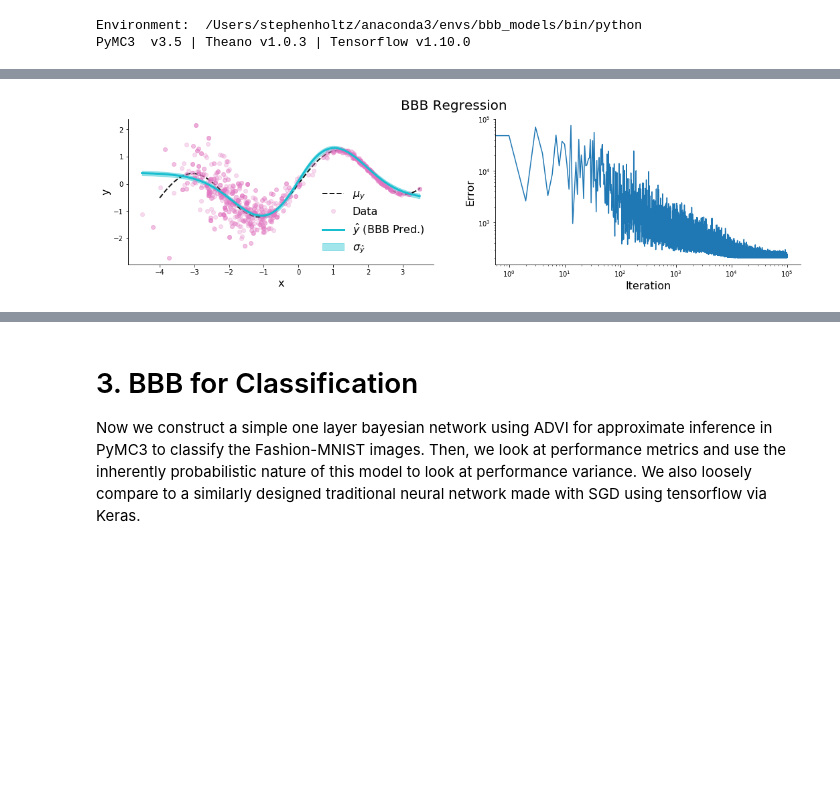
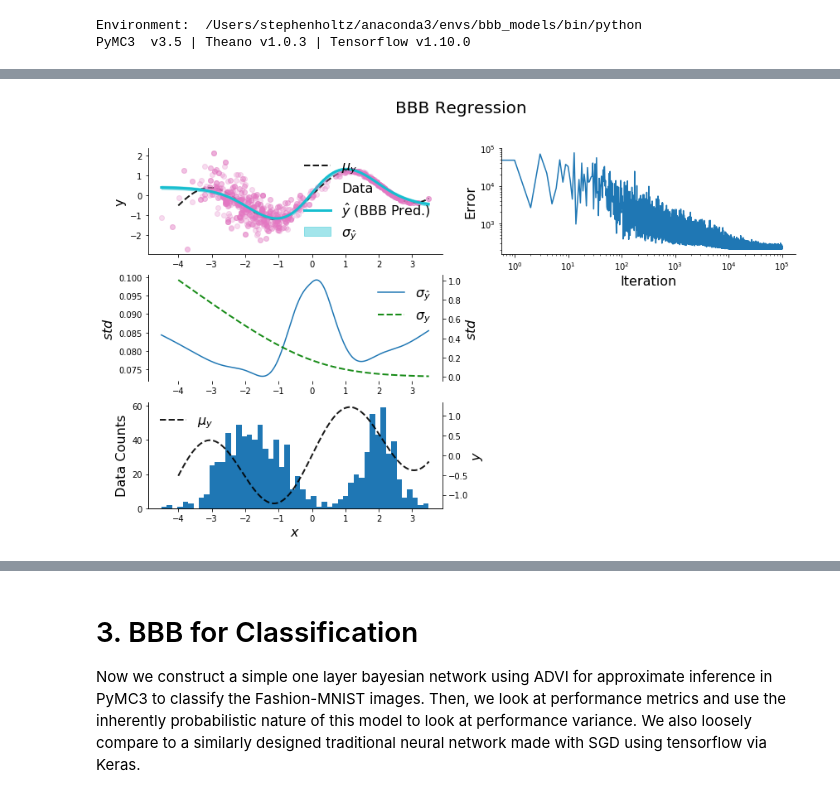
Before and after one commit to chongguo/ADVI-pymc3-Fashion-MNIST, a Jupyter notebook: BBB_tutorial.ipynb, the cells around one changed output, grey strips where cells are left out. Drawn from its saved outputs; the diff is of its cells as text; code cells hidden in the pictures; blank space fills up the shorter version.

```diff
--- a/BBB_tutorial.ipynb
+++ b/BBB_tutorial.ipynb
@@ -215,10 +215,10 @@ class MLP():
 # Now we run the MLP and keep track of the error
 net_GD = MLP(20,x.shape[0],1e-4)
 nepoch = 10000
-err = np.zeros((nepoch,1))
+err_gd = np.zeros((nepoch,1))
 for i in tqdm(range(nepoch)):
     net_GD.forward(x)
-    err[i] = net_GD.backward(y)
+    err_gd[i] = net_GD.backward(y)
 
 x_grid = np.linspace(np.min(x),np.max(x),1000).reshape((1000,-1))
 y_pred = net_GD.predict(x_grid)
@@ -349,41 +351,68 @@ class MLP_BBB():
 # %%
 net_BBB = MLP_BBB(20,x.shape[0],5e-5)
 nepoch = 100000
-err = np.zeros((nepoch,1))
+err_BBB = np.zeros((nepoch,1))
 for i in tqdm(range(nepoch)):
     net_BBB.forward(x)
-    err[i] = net_BBB.backward(y)
+    err_BBB[i] = net_BBB.backward(y)
 
 x_grid = np.linspace(np.min(x),np.max(x),1000).reshape((1000,-1))
 y_pred = net_BBB.predict(x_grid)
 y_ppc,y_std = net_BBB.confidence(x_grid,100)
 # %%
 # plot the gradient descent output
-figsize = (18,4); fontsize = 16;
-f, axs = plt.subplots(1, 2, figsize=figsize);
+figsize = (14,8); fontsize = 16;
+f, axs = plt.subplots(3, 2, figsize=figsize);
 
-ax = axs[0]
+ax = axs[0,0]
 xs = np.linspace(-4,3.5,num=1000)
 
 ax.plot(xs,mu_y_func(xs,m_mu),color='k',linestyle='--',linewidth=2,alpha=0.9,label=r'$\mu_y$')
 #ax.plot(xs,sig_y_func(xs,m_sig),color='g',linestyle='--',linewidth=2,alpha=0.9,label=r'$\sigma_y$')
 ax.plot(x,y,'o',alpha=0.25,color='C6',label='Data')
 ax.plot(x_grid,y_pred,color='C9',linewidth=3,label=r'$\hat{y}$ (BBB Pred.)')
 ax.fill_between(x_grid.flatten(),(y_pred+y_std).flatten(),(y_pred-y_std).flatten(),
                 color='C9', alpha=0.4, label=r'$\sigma_{\hat{y}}$ ')
 ax.set_xlabel("x",fontsize=fontsize)
 ax.set_ylabel("y",fontsize=fontsize)
 ax.legend(frameon=False,fontsize=fontsize);
 sns.despine();
 
-ax = axs[1]
-ax.plot(err)
+ax = axs[0,1]
+ax.plot(err_BBB)
 ax.set_xlabel("Iteration",fontsize=fontsize)
 ax.set_ylabel("Error",fontsize=fontsize)
 ax.set_yscale('log')
 ax.set_xscale('log')
 sns.despine();
 
+ax = axs[1,0]
+plt1, = ax.plot(x_grid,y_std,label=r'$\sigma_{\hat{y}}$');
+ax.set_ylabel("$std$",fontsize=fontsize)
+axy2 = ax.twinx()
+plt2, = axy2.plot(xs,sig_y_func(xs,m_sig),color='g',linestyle='--',linewidth=2,alpha=0.9,label=r'$\sigma_y$')
+axy2.set_ylabel("$std$",fontsize=fontsize)
+axy2.legend(handles=[plt1,plt2],frameon=False,fontsize=fontsize);
+
+ax.spines['top'].set_visible(False); axy2.spines['top'].set_visible(False)
+ax.spines['bottom'].set_visible(False); axy2.spines['bottom'].set_visible(False)
+
+ax = axs[2,0]
+ax.hist(x,50);
+ax.set_xlabel("$x$",fontsize=fontsize)
+ax.set_ylabel("Data Counts",fontsize=fontsize)
+ax.spines['top'].set_visible(False); axy2.spines['top'].set_visible(False)
+
+axy2 = ax.twinx()
+axy2.plot(xs,mu_y_func(xs,m_mu),color='k',linestyle='--',linewidth=2,alpha=0.9,label=r'$\mu_y$')
+axy2.set_ylabel("$y$",fontsize=fontsize)
+axy2.legend(frameon=False,fontsize=fontsize);
+
+ax.spines['top'].set_visible(False); axy2.spines['top'].set_visible(False)
+
+ax = axs[1,1];ax.axis('off')
+ax = axs[2,1];ax.axis('off')
+
 f.suptitle("BBB Regression",fontsize=fontsize+4);
 # %% [output]
-[figure, old version]
+[figure, new version]
```
Also changed, not shown: parts of 86 cells of this notebook.
